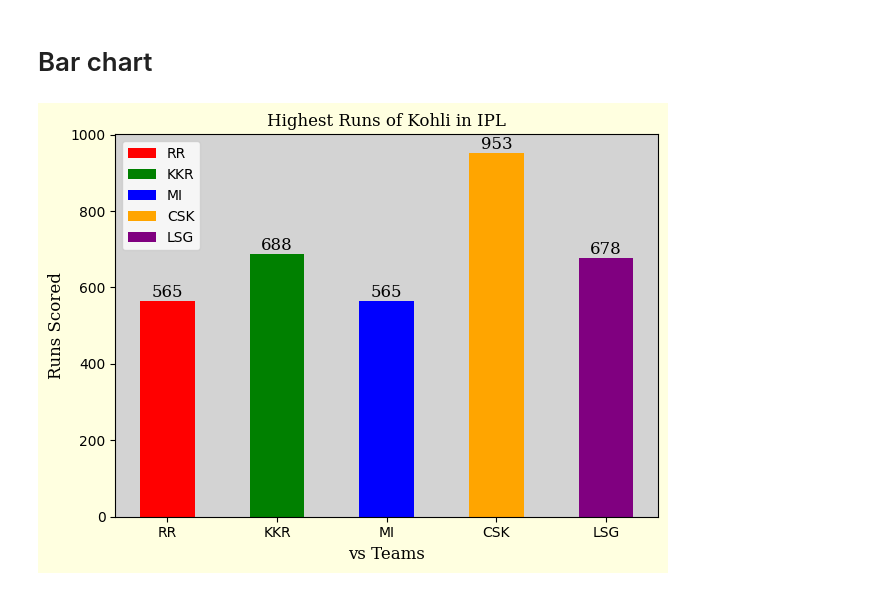
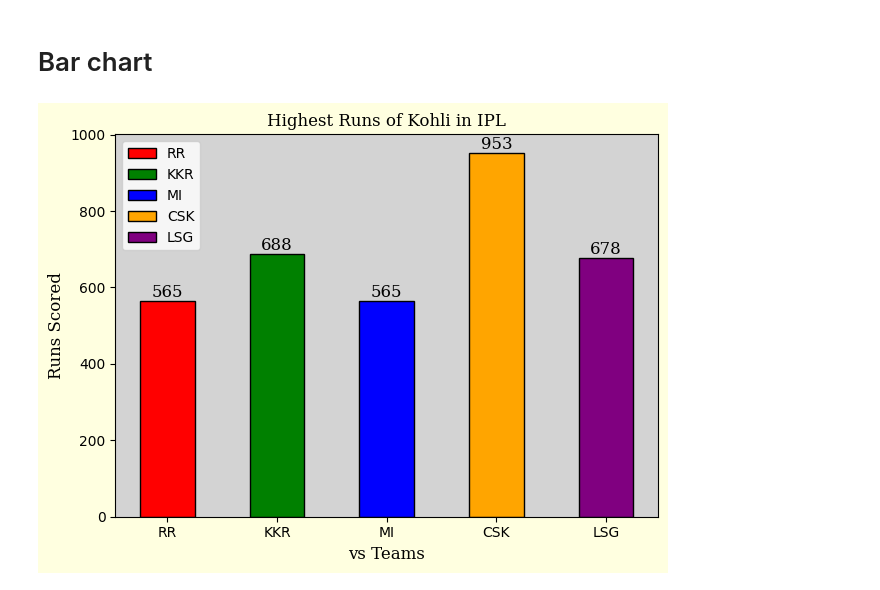
Before and after one commit to sangu0005/data_analysis_workspace, a Jupyter notebook: Maplotlib.ipynb, the cells around one changed output. Saved outputs shown, nothing was run; the diff lists cells and outputs as text; code cells hidden in the pictures.

```diff
--- a/Maplotlib.ipynb
+++ b/Maplotlib.ipynb
@@ -141,19 +141,19 @@ Text(0.5, 1.0, 'Team-wise Distribution of Points')
 # %%
 score = [565, 688, 565, 953, 678]
 teams = ['RR', 'KKR', 'MI', 'CSK', 'LSG']
 d = { 'family': 'serif', 'color':  'black', 'weight': 'normal', 'size': 12}
-plt.bar(teams, score, color=['red', 'green', 'blue', 'orange', 'purple'], width=0.5, label=teams)
+plt.bar(teams, score, color=['red', 'green', 'blue', 'orange', 'purple'], width=0.5, label=teams, edgecolor='black', linewidth=1)
 plt.title('Highest Runs of Kohli in IPL', fontdict=d)
 plt.xlabel('vs Teams', fontdict=d)
 plt.ylabel('Runs Scored', fontdict=d)
 plt.legend(loc='upper left', fontsize=10)
 plt.gca().set_facecolor('lightgray')
 plt.gcf().set_facecolor('lightyellow')
 for i,j in zip(teams, score):
     plt.text(i, j, j, ha='center', va='bottom', fontdict=d)
 plt.tight_layout()
 # %% [output]
-[figure, old version]
+[figure, new version]
 # %%
 score = [565, 688, 565, 953, 678]
 teams = ['RR', 'KKR', 'MI', 'CSK', 'LSG']
```
Also changed, not shown: parts of 1 cell of this notebook.
